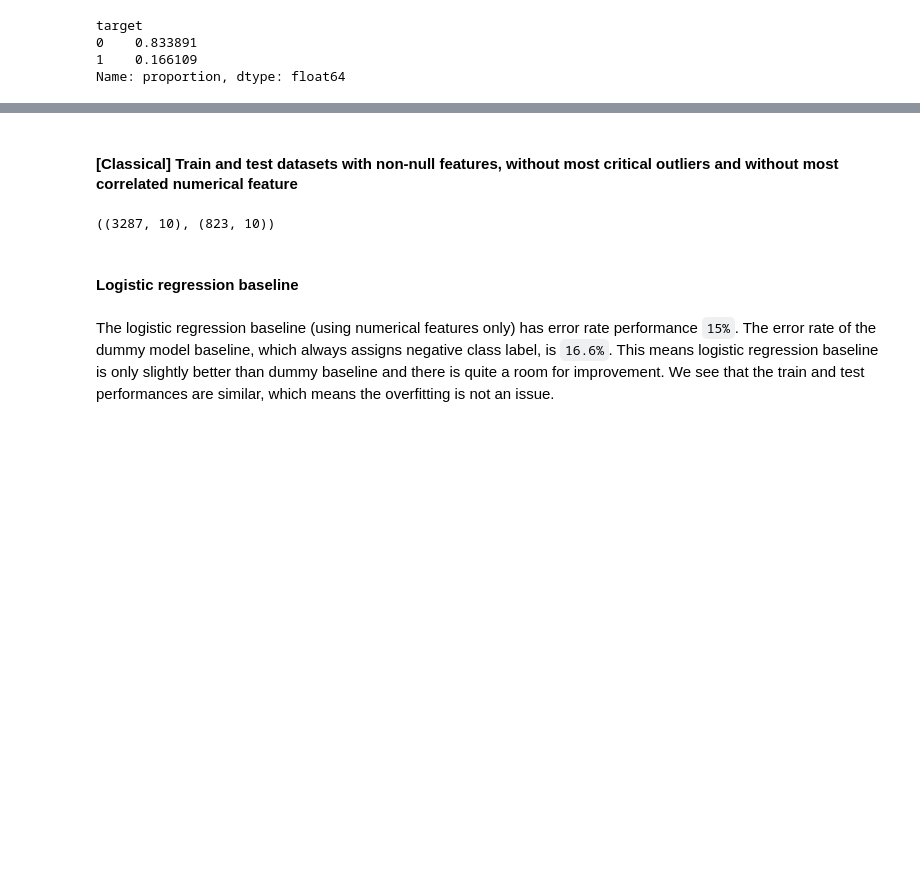
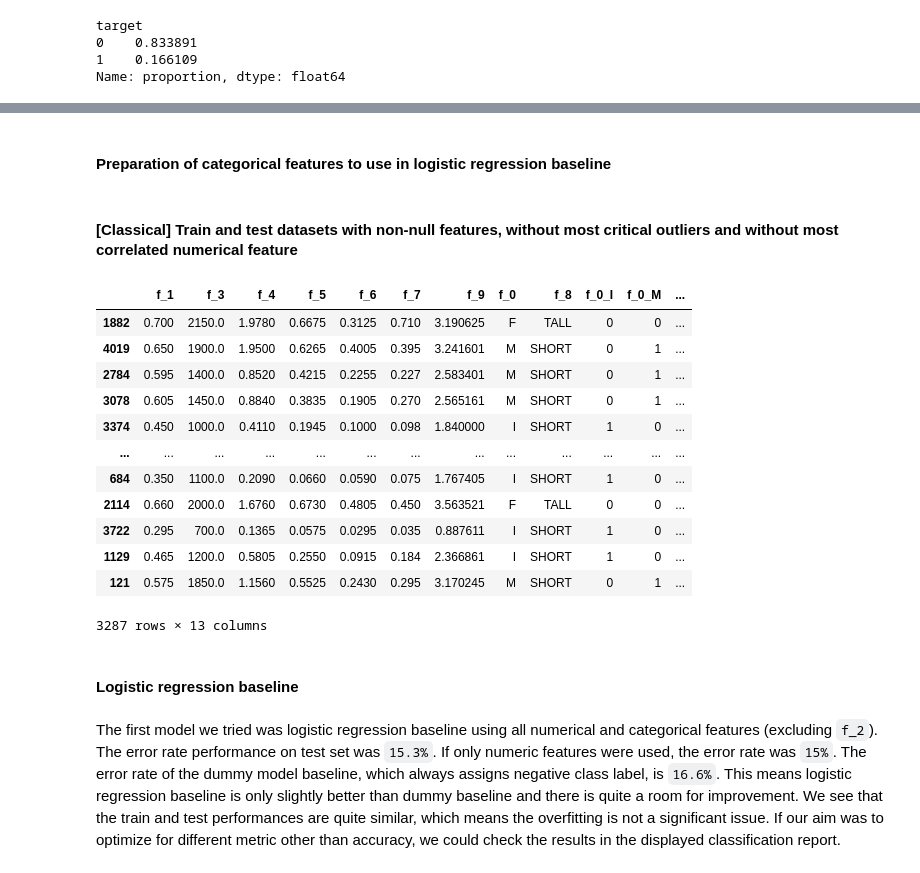
Before and after one commit to mmlynarik/nlp, a Jupyter notebook: src/erste/task.ipynb, the cells around one changed output, grey strips where cells are left out. Cells and saved outputs as stored; diff of their text form; code cells hidden in the pictures; blank space fills up the shorter version.

```diff
--- a/src/erste/task.ipynb
+++ b/src/erste/task.ipynb
@@ -147,13 +179,43 @@ Name: proportion, dtype: float64
+# %% [markdown]
+#### Preparation of categorical features to use in logistic regression baseline
+# %%
+categorical_features_train = pd.get_dummies(train_dataset[categorical_features], drop_first=True).astype(int)
+categorical_features_test = pd.get_dummies(test_dataset[categorical_features], drop_first=True).astype(int)
+categorical_features_expanded = list(categorical_features_train.columns)
 # %% [markdown]
 #### [Classical] Train and test datasets with non-null features, without most critical outliers and without most correlated numerical feature
-# %%
-train_dataset = train_dataset[numeric_features + categorical_features + [target]]
-test_dataset = test_dataset[numeric_features + categorical_features + [target]]
-train_dataset.shape, test_dataset.shape
-# %% [output]
-((3287, 10), (823, 10))
+# %%
+train_dataset = pd.merge(
+    train_dataset[numeric_features + categorical_features + [target]],
+    categorical_features_train,
+    left_index=True,
+    right_index=True,
+).reindex(columns=numeric_features + categorical_features + categorical_features_expanded + [target])
+
+test_dataset = pd.merge(
+    test_dataset[numeric_features + categorical_features + [target]],
+    categorical_features_test,
+    left_index=True,
+    right_index=True,
+).reindex(columns=numeric_features + categorical_features + categorical_features_expanded + [target])
+
+train_dataset
+# %% [output]
+|  | f_1 | f_3 | f_4 | f_5 | f_6 | f_7 | f_9 | f_0 | f_8 | f_0_I | f_0_M | ... |
+| 1882 | 0.700 | 2150.0 | 1.9780 | 0.6675 | 0.3125 | 0.710 | 3.190625 | F | TALL | 0 | 0 | ... |
+| 4019 | 0.650 | 1900.0 | 1.9500 | 0.6265 | 0.4005 | 0.395 | 3.241601 | M | SHORT | 0 | 1 | ... |
+| 2784 | 0.595 | 1400.0 | 0.8520 | 0.4215 | 0.2255 | 0.227 | 2.583401 | M | SHORT | 0 | 1 | ... |
+| 3078 | 0.605 | 1450.0 | 0.8840 | 0.3835 | 0.1905 | 0.270 | 2.565161 | M | SHORT | 0 | 1 | ... |
+| 3374 | 0.450 | 1000.0 | 0.4110 | 0.1945 | 0.1000 | 0.098 | 1.840000 | I | SHORT | 1 | 0 | ... |
+| ... | ... | ... | ... | ... | ... | ... | ... | ... | ... | ... | ... | ... |
+| 684 | 0.350 | 1100.0 | 0.2090 | 0.0660 | 0.0590 | 0.075 | 1.767405 | I | SHORT | 1 | 0 | ... |
+| 2114 | 0.660 | 2000.0 | 1.6760 | 0.6730 | 0.4805 | 0.450 | 3.563521 | F | TALL | 0 | 0 | ... |
+| 3722 | 0.295 | 700.0 | 0.1365 | 0.0575 | 0.0295 | 0.035 | 0.887611 | I | SHORT | 1 | 0 | ... |
+| 1129 | 0.465 | 1200.0 | 0.5805 | 0.2550 | 0.0915 | 0.184 | 2.366861 | I | SHORT | 1 | 0 | ... |
+| 121 | 0.575 | 1850.0 | 1.1560 | 0.5525 | 0.2430 | 0.295 | 3.170245 | M | SHORT | 0 | 1 | ... |
+3287 rows × 13 columns
 # %% [markdown]
 #### Logistic regression baseline
 # %% [markdown]
-The logistic regression baseline (using numerical features only) has error rate performance `15%`. The error rate of the dummy model baseline, which always assigns negative class label, is `16.6%`. This means logistic regression baseline is only slightly better than dummy baseline and there is quite a room for improvement. We see that the train and test performances are similar, which means the overfitting is not an issue.
+The first model we tried was logistic regression baseline using all numerical and categorical features (excluding `f_2`). The error rate performance on test set was `15.3%`. If only numeric features were used, the error rate was `15%`. The error rate of the dummy model baseline, which always assigns negative class label, is `16.6%`. This means logistic regression baseline is only slightly better than dummy baseline and there is quite a room for improvement. We see that the train and test performances are quite similar, which means the overfitting is not a significant issue. If our aim was to optimize for different metric other than accuracy, we could check the results in the displayed classification report.
 # %%
```
Also changed, not shown: parts of 13 cells of this notebook.
